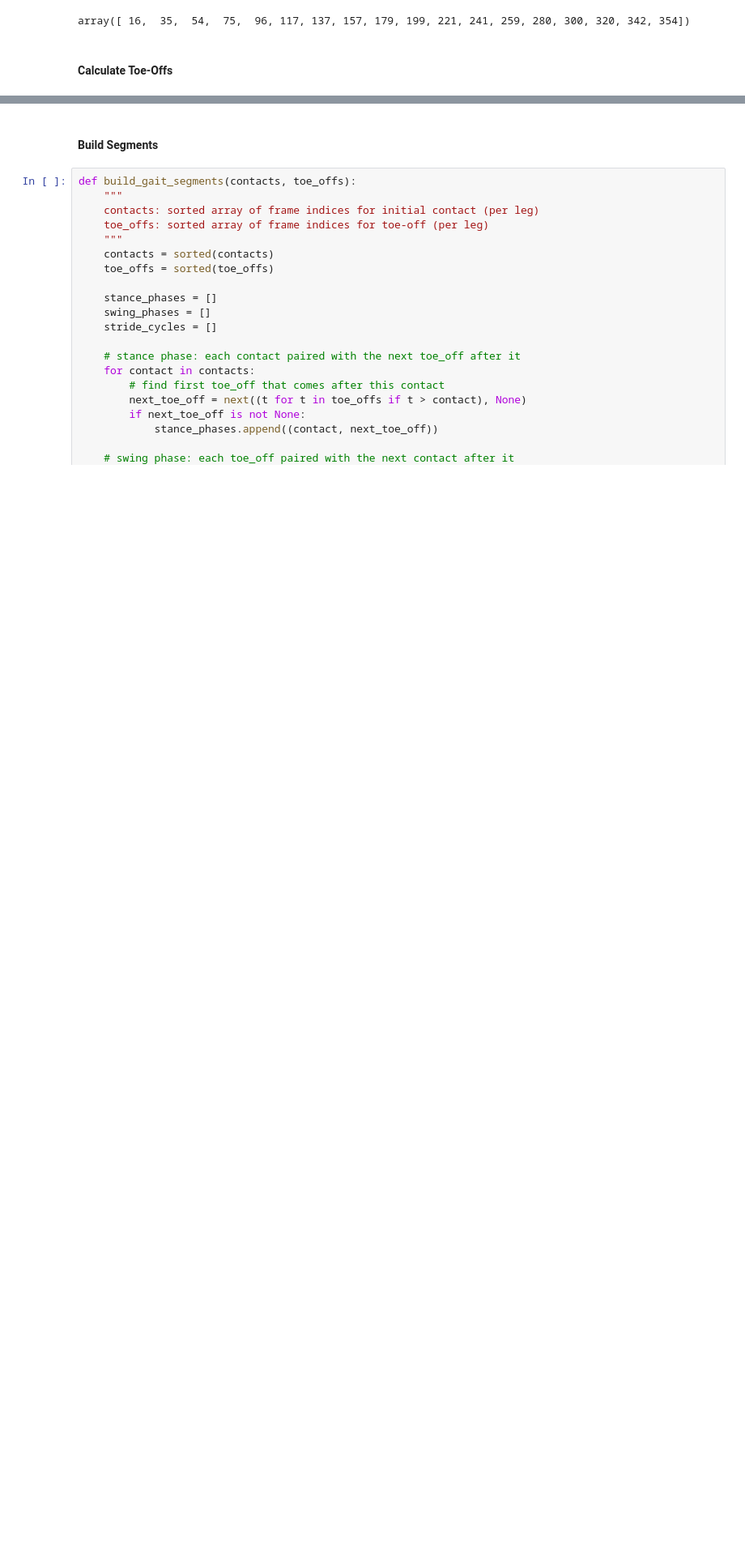
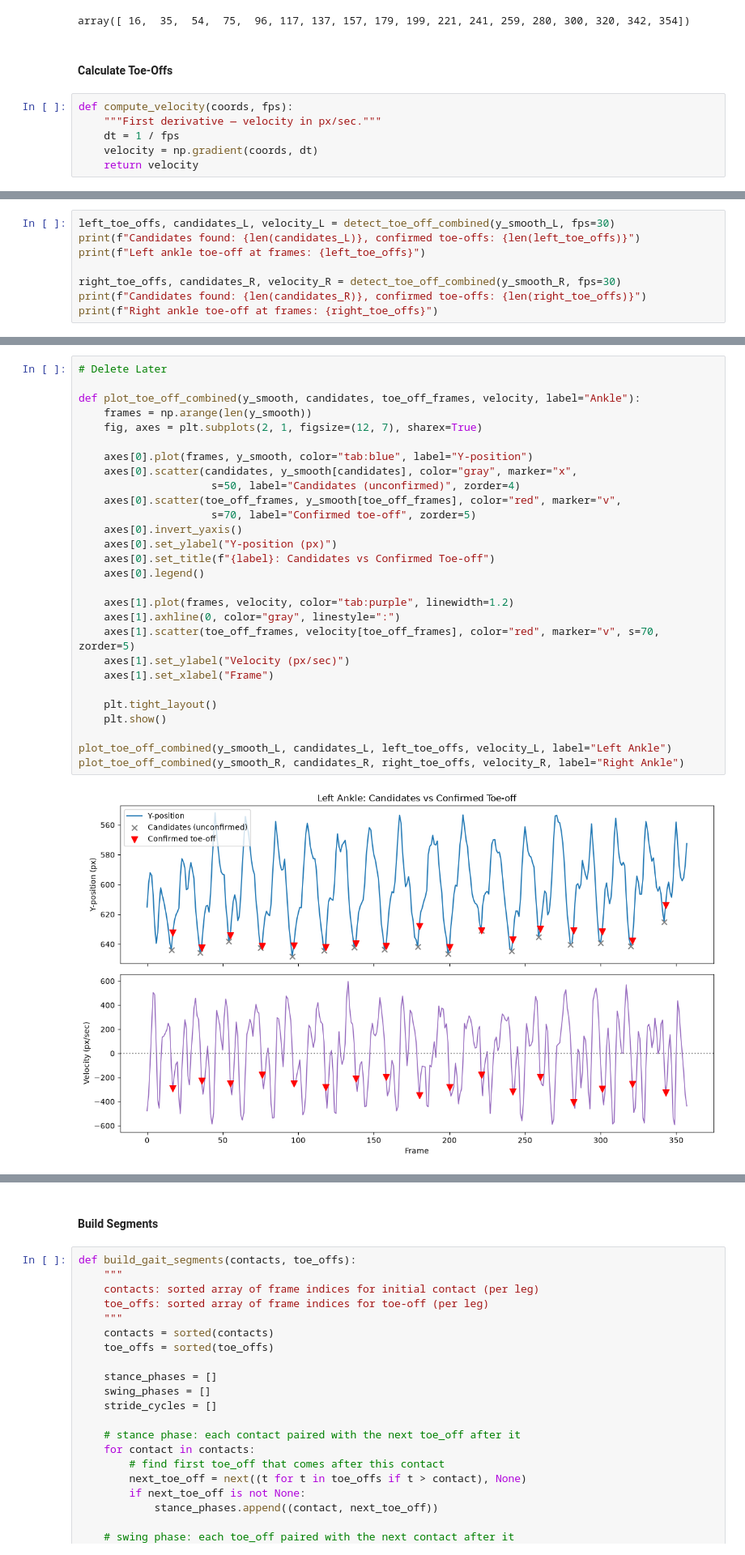
Before and after one commit to Jessi1912/running-posture-cv, a Jupyter notebook: src/posture_analysis.ipynb, the cells around one changed output, grey strips where cells are left out. Shown at 81% size. Saved outputs shown, nothing was run; the diff lists cells and outputs as text; blank space fills up the shorter version.

```diff
--- a/src/posture_analysis.ipynb
+++ b/src/posture_analysis.ipynb
@@ -210,3 +210,9 @@ left_contacts # frame indizes of left foot contacts
 array([ 16,  35,  54,  75,  96, 117, 137, 157, 179, 199, 221, 241, 259, 280, 300, 320, 342, 354])
 # %% [markdown]
 #### Calculate Toe-Offs
+# %%
+def compute_velocity(coords, fps):
+    """First derivative — velocity in px/sec."""
+    dt = 1 / fps
+    velocity = np.gradient(coords, dt)
+    return velocity
@@ -212,0 +266,8 @@ array([ 16,  35,  54,  75,  96, 117, 137, 157, 179, 199, 221, 241, 259, 280, 300
+# %%
+left_toe_offs, candidates_L, velocity_L = detect_toe_off_combined(y_smooth_L, fps=30)
+print(f"Candidates found: {len(candidates_L)}, confirmed toe-offs: {len(left_toe_offs)}")
+print(f"Left ankle toe-off at frames: {left_toe_offs}")
+
+right_toe_offs, candidates_R, velocity_R = detect_toe_off_combined(y_smooth_R, fps=30)
+print(f"Candidates found: {len(candidates_R)}, confirmed toe-offs: {len(right_toe_offs)}")
+print(f"Right ankle toe-off at frames: {right_toe_offs}")
@@ -212,0 +279,30 @@ array([ 16,  35,  54,  75,  96, 117, 137, 157, 179, 199, 221, 241, 259, 280, 300
+# %%
+# Delete Later
+
+def plot_toe_off_combined(y_smooth, candidates, toe_off_frames, velocity, label="Ankle"):
+    frames = np.arange(len(y_smooth))
+    fig, axes = plt.subplots(2, 1, figsize=(12, 7), sharex=True)
+
+    axes[0].plot(frames, y_smooth, color="tab:blue", label="Y-position")
+    axes[0].scatter(candidates, y_smooth[candidates], color="gray", marker="x",
+                     s=50, label="Candidates (unconfirmed)", zorder=4)
+    axes[0].scatter(toe_off_frames, y_smooth[toe_off_frames], color="red", marker="v",
+                     s=70, label="Confirmed toe-off", zorder=5)
+    axes[0].invert_yaxis()
+    axes[0].set_ylabel("Y-position (px)")
+    axes[0].set_title(f"{label}: Candidates vs Confirmed Toe-off")
+    axes[0].legend()
+
+    axes[1].plot(frames, velocity, color="tab:purple", linewidth=1.2)
+    axes[1].axhline(0, color="gray", linestyle=":")
+    axes[1].scatter(toe_off_frames, velocity[toe_off_frames], color="red", marker="v", s=70, zorder=5)
+    axes[1].set_ylabel("Velocity (px/sec)")
+    axes[1].set_xlabel("Frame")
+
+    plt.tight_layout()
+    plt.show()
+
+plot_toe_off_combined(y_smooth_L, candidates_L, left_toe_offs, velocity_L, label="Left Ankle")
+plot_toe_off_combined(y_smooth_R, candidates_R, right_toe_offs, velocity_R, label="Right Ankle")
+# %% [output]
+[figure, added]
```
Also changed, not shown: parts of 4 cells of this notebook.
